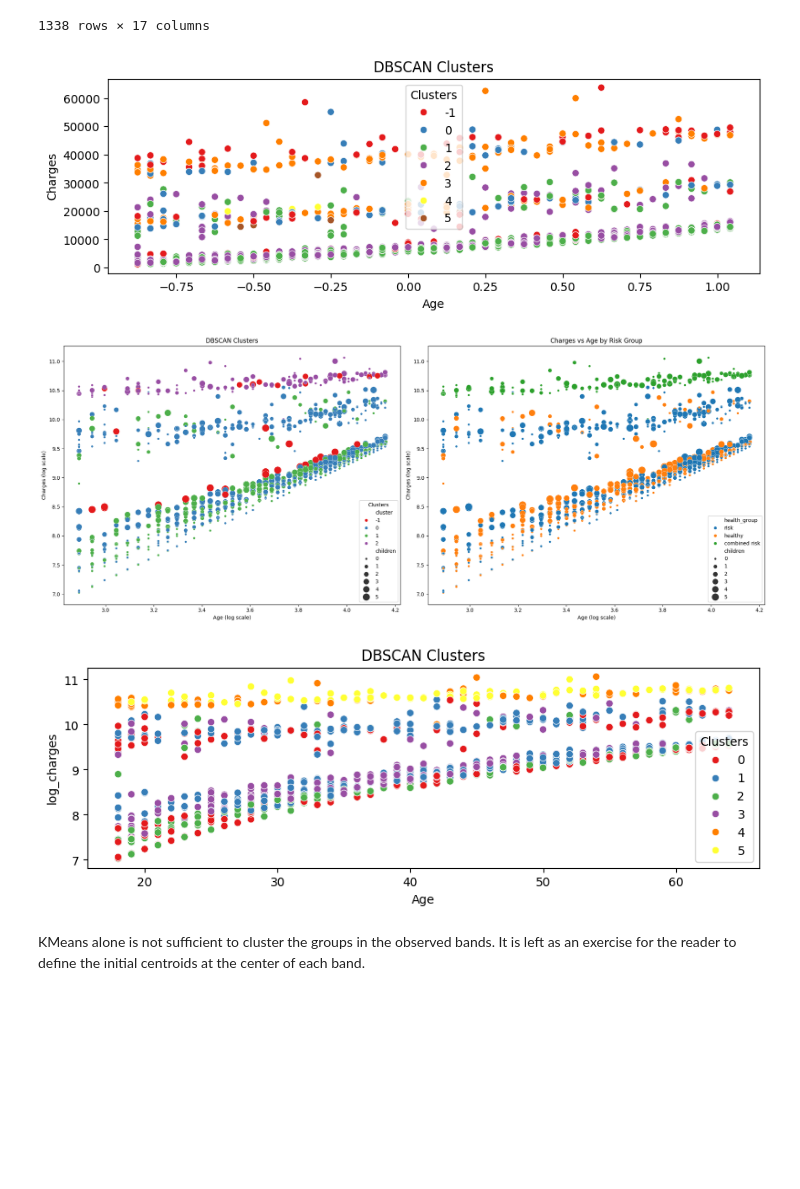
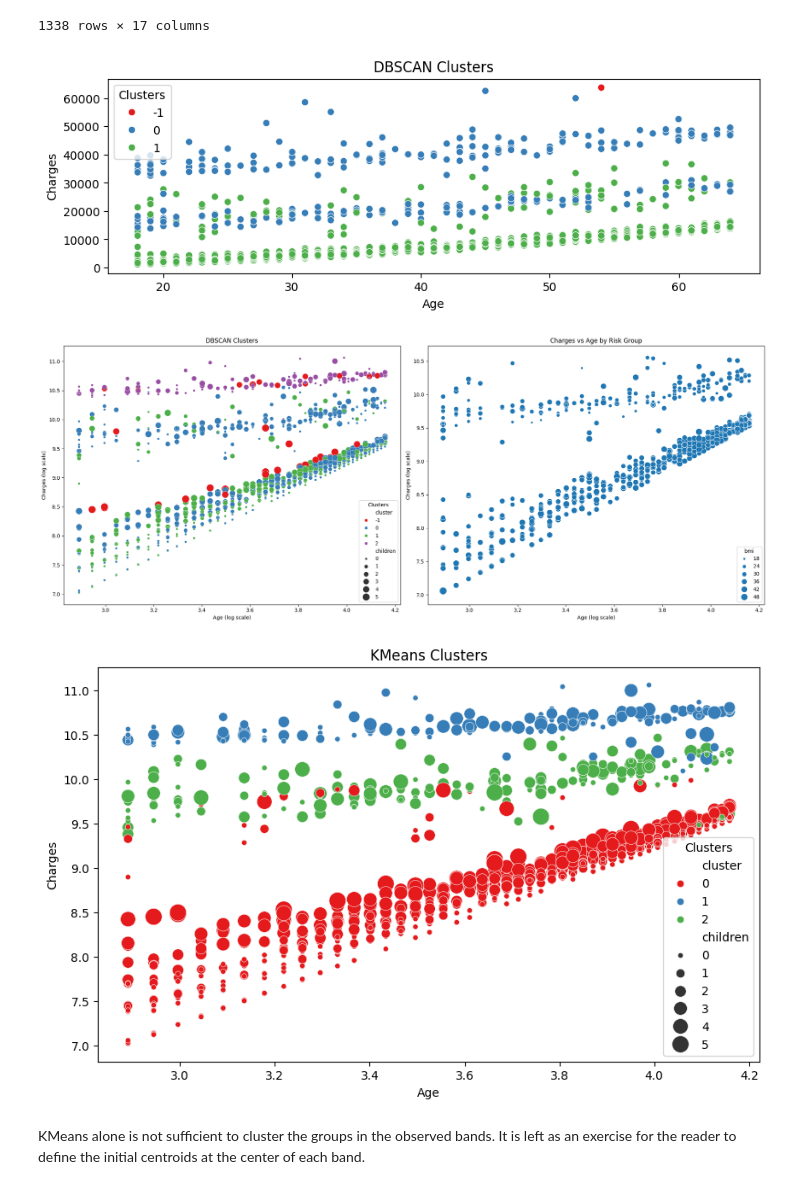
Before and after one commit to Somerillo/PORTFOLIO, a Jupyter notebook: Medical Costs Personal Datasets Analysis & Prediction/medical_costs.ipynb, the cells around one changed output. Cells and saved outputs as stored; diff of their text form; code cells hidden in the pictures; blank space fills up the shorter version.

Commit message:
kmeans for the win!!!!!

```diff
--- a/Medical Costs Personal Datasets Analysis & Prediction/medical_costs.ipynb
+++ b/Medical Costs Personal Datasets Analysis & Prediction/medical_costs.ipynb
@@ -809,7 +809,7 @@ df
 from sklearn.cluster import DBSCAN
 
 # Define columns to copy
-cols = ['age', 'sex', 'bmi', 'children', 'smoker', 'charges']
+cols = ['bmi', 'smoker', 'charges']
 
 # Make a new df
 df_model = df[cols].copy()
@@ -818,8 +818,8 @@ df_model = df[cols].copy()
 # df_model = pd.get_dummies(df_model, columns=['health_group'], prefix='health', drop_first=False, dtype=int)
 
 # Separate features and target
-features = df_model.drop('charges', axis=1)
-target = df_model['charges']
+features = df_model
+# target = df_model['charges']
 
 # Scale the features
 scaler = RobustScaler()
@@ -829,31 +829,31 @@ scaled_features = scaler.fit_transform(features)
 df_scaled = pd.DataFrame(scaled_features, columns=features.columns)
 
 # Add back the target variable
-df_scaled['charges'] = target
+# df_scaled['charges'] = target
 
 # Define the model
 # model = DBSCAN(eps=.5, min_samples=3)
-model = DBSCAN(eps=.52, min_samples=7)
+model = DBSCAN(eps=.7, min_samples=3)
 
 # Fit the model (excluding 'charges' column)
-clusters = model.fit_predict(df_scaled.drop('charges', axis=1)).copy()
+clusters = model.fit_predict(df_scaled)
 
 # Add cluster labels to the dataframe
-df_scaled['cluster'] = clusters
+df['cluster'] = clusters
 
 # print(df_scaled.head())
 # print(f"Number of clusters: {len(set(clusters))}")
 
 # plot the clusters
 plt.figure(figsize=(10, 3))
-sns.scatterplot(data=df_scaled, x='age', y='charges', hue='cluster', palette='Set1')
+sns.scatterplot(data=df, x='age', y='charges', hue='cluster', palette='Set1')
 plt.title('DBSCAN Clusters')
 plt.xlabel('Age')
 plt.ylabel('Charges')
 plt.legend(title='Clusters')
 plt.show()
 # %% [output]
-[figure, old version]
+[figure, new version]
 # %%
 # import dbscan
 from sklearn.cluster import DBSCAN
@@ -927,8 +927,8 @@ ax1.set_ylabel('Charges (log scale)')
 ax1.legend(title='Clusters')
 
 # Plot 2: Scatter Plot by Risk Group
-sns.scatterplot(data=df, x='log_age', y='log_charges', hue='health_group',
-                size='children', sizes=(20, 200), ax=ax2)
+sns.scatterplot(data=df[df['health_group'] == 'risk'], x='log_age', y='log_charges', #hue='health_group',
+                size='bmi', sizes=(20, 200), ax=ax2)
 ax2.set_title('Charges vs Age by Risk Group')
 ax2.set_xlabel('Age (log scale)')
 ax2.set_ylabel('Charges (log scale)')
@@ -937,57 +937,45 @@ ax2.set_ylabel('Charges (log scale)')
 plt.tight_layout()
 plt.show()
 # %% [output]
-[figure, old version]
+[figure, new version]
 # %%
-# import dbscan
-from sklearn.cluster import DBSCAN
+# perform kmens clustering
 
 # Define columns to copy
-cols = ['age', 'log_children', 'health_group', 'log_charges']
+cols = ['bmi', 'charges', 'smoker']
 
 # Make a new df
 df_model = df[cols].copy()
 
 # Get dummies for health_group
-df_model = pd.get_dummies(df_model, columns=['health_group'], prefix='health', drop_first=False, dtype=int)
+# df_model = pd.get_dummies(df_model, columns=['health_group'], prefix='health', drop_first=False, dtype=int)
 
-# Separate features and target
-features = df_model.drop('log_charges', axis=1)
-target = df_model['log_charges']
+# scale the features
+scaler = RobustScaler()
+scaled_features = scaler.fit_transform(df_model)
 
-# Scale the features
-scaler = RobustScaler()
-scaled_features = scaler.fit_transform(features)
+# convert scaled features back to dataframe with original column names
+df_scaled = pd.DataFrame(scaled_features, columns=df_model.columns)
 
-# Convert scaled features back to dataframe with original column names
-df_scaled = pd.DataFrame(scaled_features, columns=features.columns)
+# define the model
+model = KMeans(n_clusters=3, random_state=rseed)
 
-# Add back the target variable
-df_scaled['log_charges'] = target
+# fit the model
+clusters = model.fit_predict(df_scaled)
 
-# Define the model
-# model = DBSCAN(eps=.5, min_samples=3)
-model = DBSCAN(eps=.4, min_samples=3)
-
-# Fit the model (excluding 'log_charges' column)
-clusters = model.fit_predict(df_scaled.drop('log_charges', axis=1)).copy()
-
-# Add cluster labels to the dataframe
+# add cluster labels to the dataframe
 df['cluster'] = clusters
 
-# print(df_scaled.head())
-# print(f"Number of clusters: {len(set(clusters))}")
-
 # plot the clusters
-plt.figure(figsize=(10, 3))
-sns.scatterplot(data=df, x='age', y='log_charges', hue='cluster', palette='Set1')
-plt.title('DBSCAN Clusters')
+plt.figure(figsize=(10, 6))
+sns.scatterplot(data=df, x='log_age', y='log_charges', hue='cluster', palette='Set1', size='children', sizes=(20, 200))
+plt.title('KMeans Clusters')
 plt.xlabel('Age')
-plt.ylabel('log_charges')
+plt.ylabel('Charges')
 plt.legend(title='Clusters')
 plt.show()
 # %% [output]
-[figure, old version]
+[figure, new version]
 # %% [markdown]
 KMeans alone is not sufficient to cluster the groups in the observed bands. It is left as an exercise for the reader to define the initial centroids at the center of each band.
 # %% [markdown]
```
Also changed, not shown: parts of 3 cells of this notebook.
